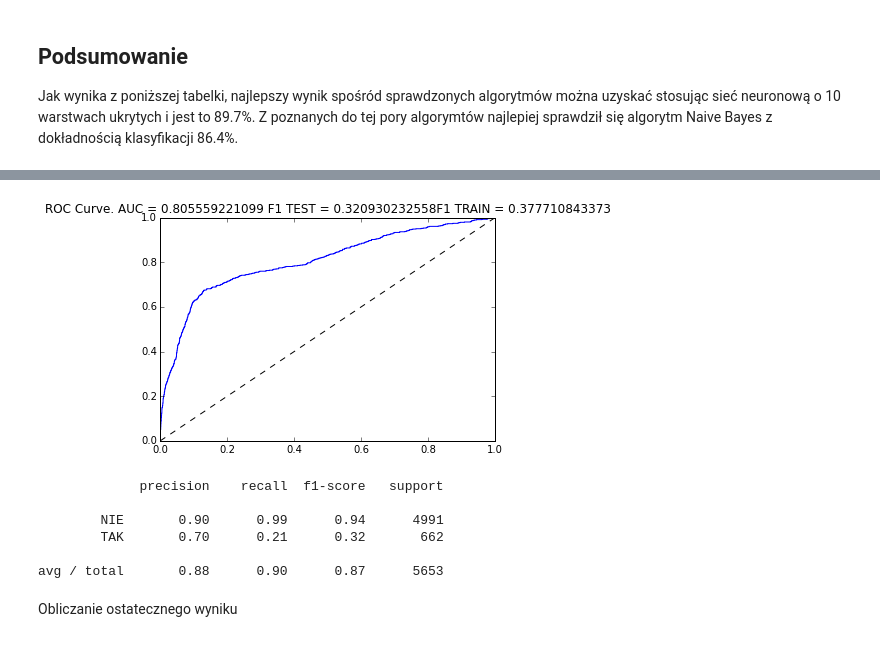
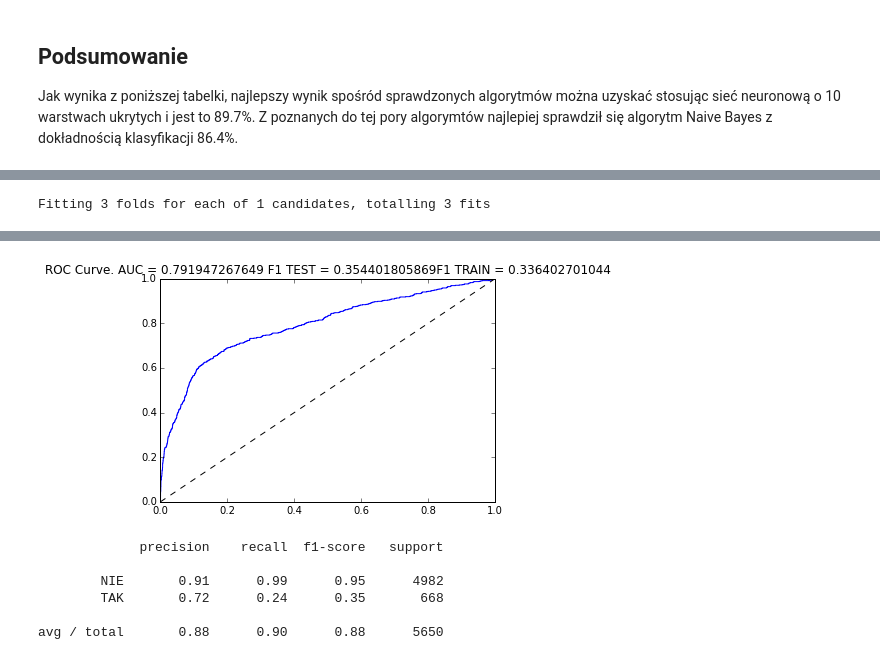
Before and after one commit to bdfhjk/SUS, a Jupyter notebook: zadanie2/zadanie2.ipynb, the cells around one changed output, grey strips where cells are left out. Cells and saved outputs as stored; diff of their text form; code cells hidden in the pictures.

```diff
--- a/zadanie2/zadanie2.ipynb
+++ b/zadanie2/zadanie2.ipynb
@@ -234,7 +274,10 @@ Poniżej przedstawiam przebieg i wyniki badań. GridSearchCV jest funkcją, któ
 
 Jakość ostatecznego wyniku dla każdego z algorytmów zbadałem na zbiorze testowym.
 # %%
-knc = KNeighborsClassifier(n_neighbors = 24, weights='distance', algorithm='brute')
+#train_X = train_X[['wskaznik_zatrudnienia', 'EURIBOR3M']]
+#test_X = test_X[['wskaznik_zatrudnienia', 'EURIBOR3M']]
+
+knc = KNeighborsClassifier(n_neighbors = 12, weights='distance', algorithm='brute')
 knc.fit(train_X, train_Y)
 score_classifier(knc)
 # %% [output]
@@ -263,7 +311,10 @@ NameError: global name 'target_names' is not defined
 # %%
+test_X = test_X[['przerwa', 'wiek', 'EURIBOR3M']]
+train_X = train_X[['przerwa', 'wiek', 'EURIBOR3M']]
+
 def licz(nte, sd):
     mlp = MLPClassifier(max_iter=2000, random_state = sd)
-    parameters = {'hidden_layer_sizes':range(3,10)}
+    parameters = {'hidden_layer_sizes':(7,8)}
     clf = grid_search.GridSearchCV(mlp, parameters, n_jobs=2, scoring='f1')
     clf.fit(train_X[1:nte], train_Y[1:nte])
     return train_test_score(clf)
@@ -272,7 +323,7 @@ result_i   = []
 result_auc = []
 result_aac = []
 
-for num in [20000]:
+for num in [5000, 10000, 15000, 20000]:
     ans_acc  = 0
     test_acc = 0
     res = Parallel(n_jobs=6)(delayed(licz)(num, (i)) for i in range(10))
@@ -294,0 +346,6 @@ plt.plot(result_i, result_auc, 'g', result_i, result_aac, 'r')
+# %%
+#test_X = test_X[['przerwa', 'wiek', 'EURIBOR3M']]
+#train_X = train_X[['przerwa', 'wiek', 'EURIBOR3M']]
+knc = GaussianNB()
+knc.fit(train_X, train_Y)
+score_classifier(knc)
@@ -315,10 +377,12 @@ avg / total       0.87      0.89      0.87      5575
 # %%
-dtc = RandomForestClassifier(max_features= 'sqrt' ,n_estimators=50, oob_score = True)
+dtc = RandomForestClassifier(max_depth=40, min_samples_leaf = 24, max_features= 5 ,n_estimators=500, oob_score = True)
 parameters = {
-    'max_depth':range(5,80,5),
-    'min_samples_leaf':range(5,15,5),
+    #'max_depth':range(30,50,5),
+    #'min_samples_leaf':range(15,25,3),
+    #'max_features': range(2,6)
 }
-clf = grid_search.GridSearchCV(dtc, parameters, n_jobs=-1, scoring='f1')
+clf = grid_search.GridSearchCV(dtc, parameters, n_jobs=-1, scoring='f1', verbose=True)
 clf.fit(train_X, train_Y)
 score_classifier(clf)
 # %% [output]
+Fitting 3 folds for each of 1 candidates, totalling 3 fits
@@ -325,9 +390,7 @@ score_classifier(clf)
-[figure, old version]
+[figure, new version]
-             precision    recall  f1-score   support
-
-        NIE       0.90      0.99      0.94      4991
-        TAK       0.70      0.21      0.32       662
-
-avg / total       0.88      0.90      0.87      5653
+             precision    recall  f1-score   support
+
+        NIE       0.91      0.99      0.95      4982
+        TAK       0.72      0.24      0.35       668
+
+avg / total       0.88      0.90      0.88      5650
-# %% [markdown]
-Obliczanie ostatecznego wyniku
```
Also changed, not shown: parts of 19 cells of this notebook, 1 other file.
